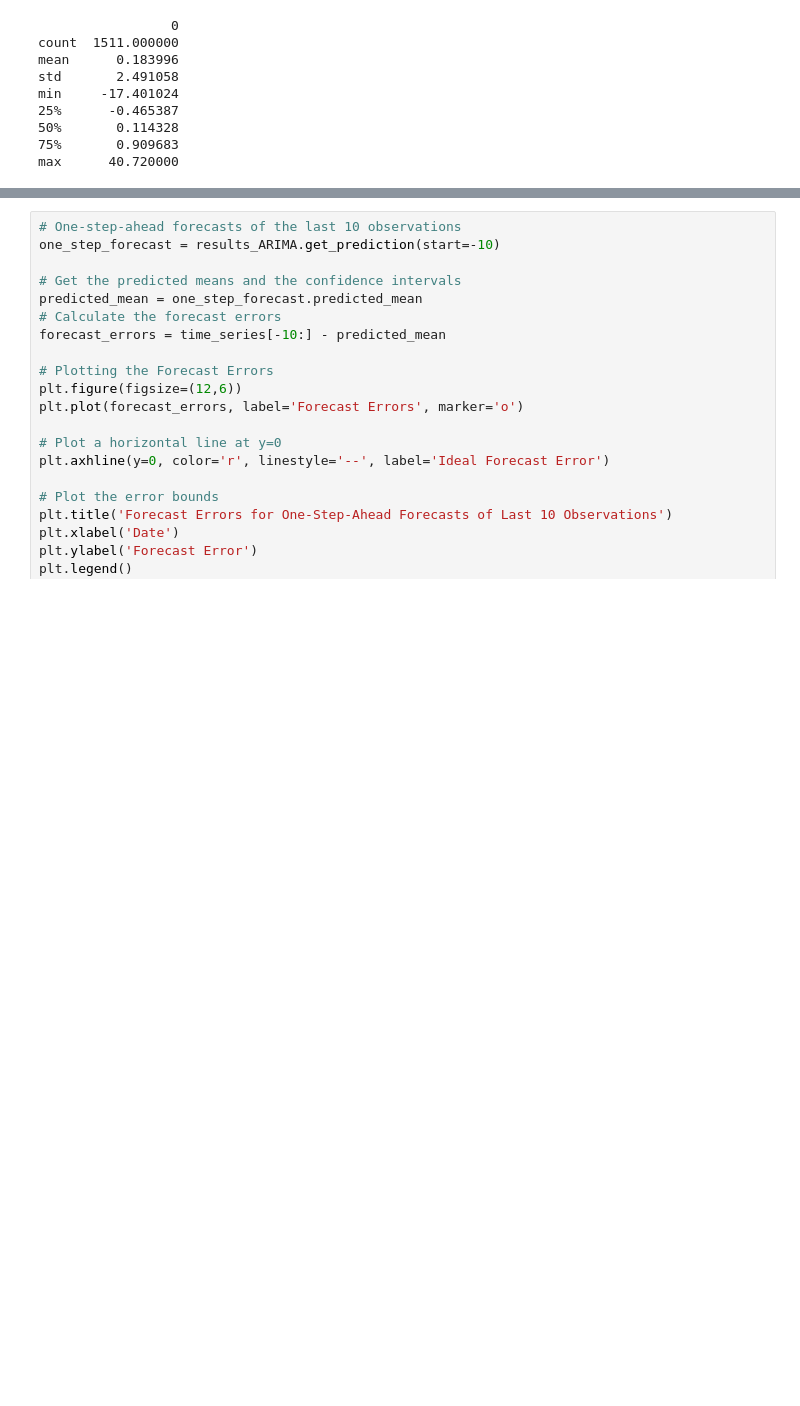
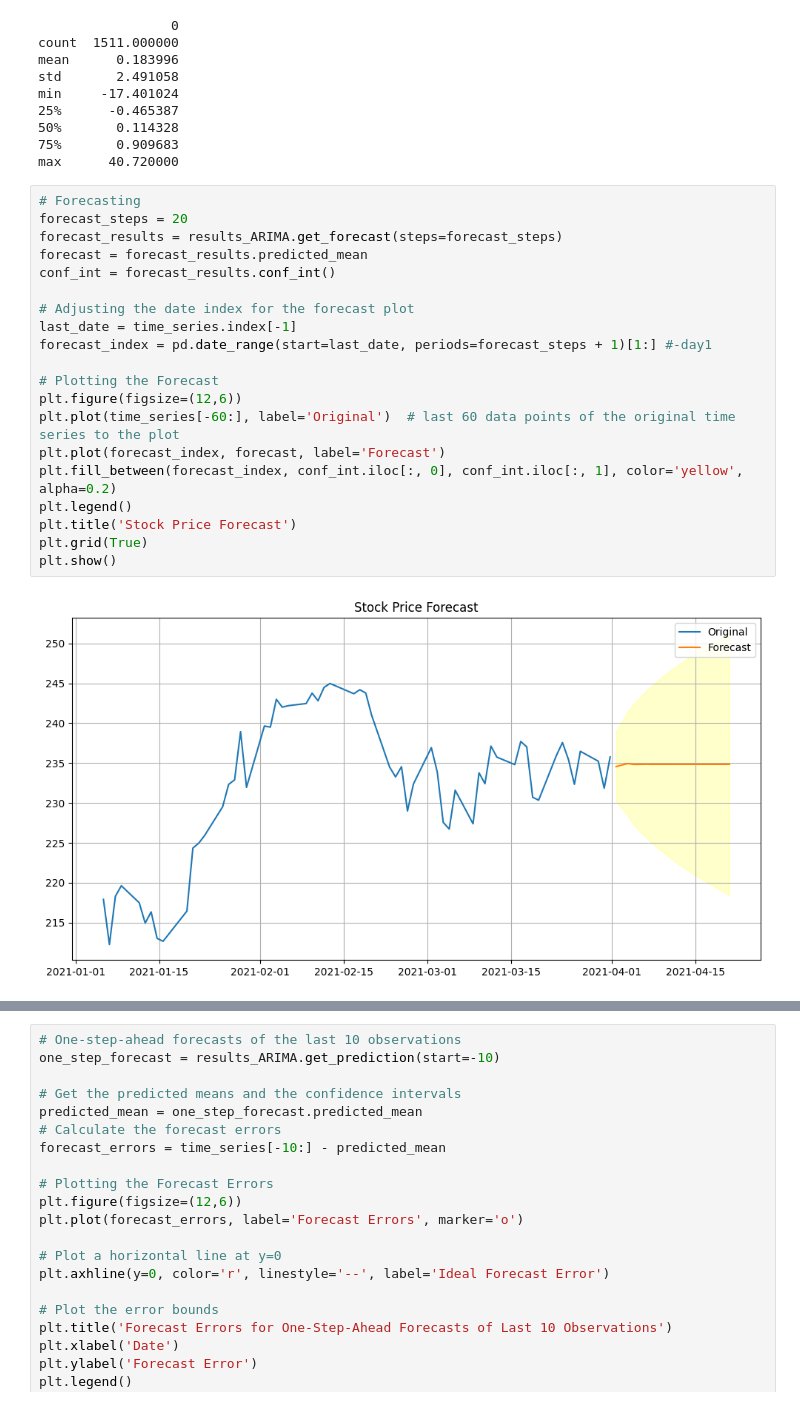
Before and after one commit to Midigan/Joint-CA2-Machine-Learning-for-Business, a Jupyter notebook: CA2 MLB and DV Integrated.ipynb, the cells around one changed output, grey strips where cells are left out. Saved outputs shown, nothing was run; the diff lists cells and outputs as text; blank space fills up the shorter version.

Commit message:
Sequential code run. new DataSet

```diff
--- a/CA2 MLB and DV Integrated.ipynb
+++ b/CA2 MLB and DV Integrated.ipynb
@@ -239,6 +239,28 @@ min     -17.401024
 50%       0.114328
 75%       0.909683
 max      40.720000
+# %%
+# Forecasting
+forecast_steps = 20
+forecast_results = results_ARIMA.get_forecast(steps=forecast_steps)
+forecast = forecast_results.predicted_mean
+conf_int = forecast_results.conf_int()
+
+# Adjusting the date index for the forecast plot
+last_date = time_series.index[-1]
+forecast_index = pd.date_range(start=last_date, periods=forecast_steps + 1)[1:] #-day1
+
+# Plotting the Forecast
+plt.figure(figsize=(12,6))
+plt.plot(time_series[-60:], label='Original')  # last 60 data points of the original time series to the plot
+plt.plot(forecast_index, forecast, label='Forecast')
+plt.fill_between(forecast_index, conf_int.iloc[:, 0], conf_int.iloc[:, 1], color='yellow', alpha=0.2)
+plt.legend()
+plt.title('Stock Price Forecast')
+plt.grid(True)
+plt.show()
+# %% [output]
+[figure, added]
 # %%
 # Calculate forecast errors
 true_values = df['Close'][-forecast_steps:]
```
Also changed, not shown: parts of 4 cells of this notebook.
